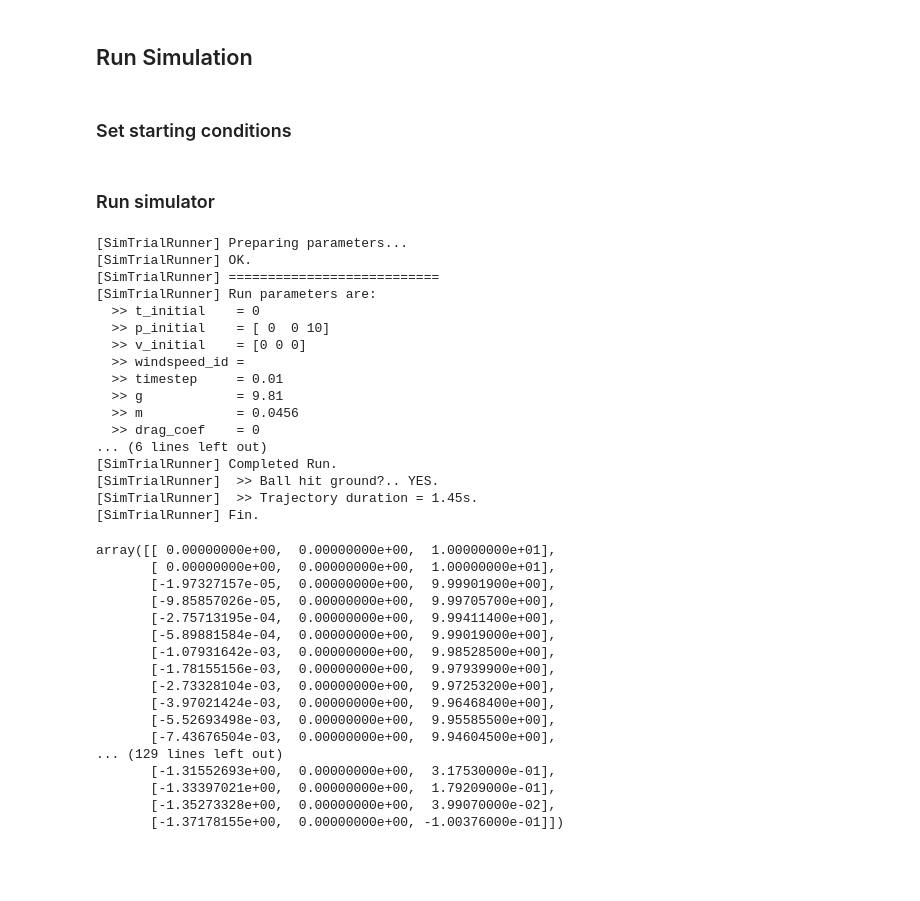
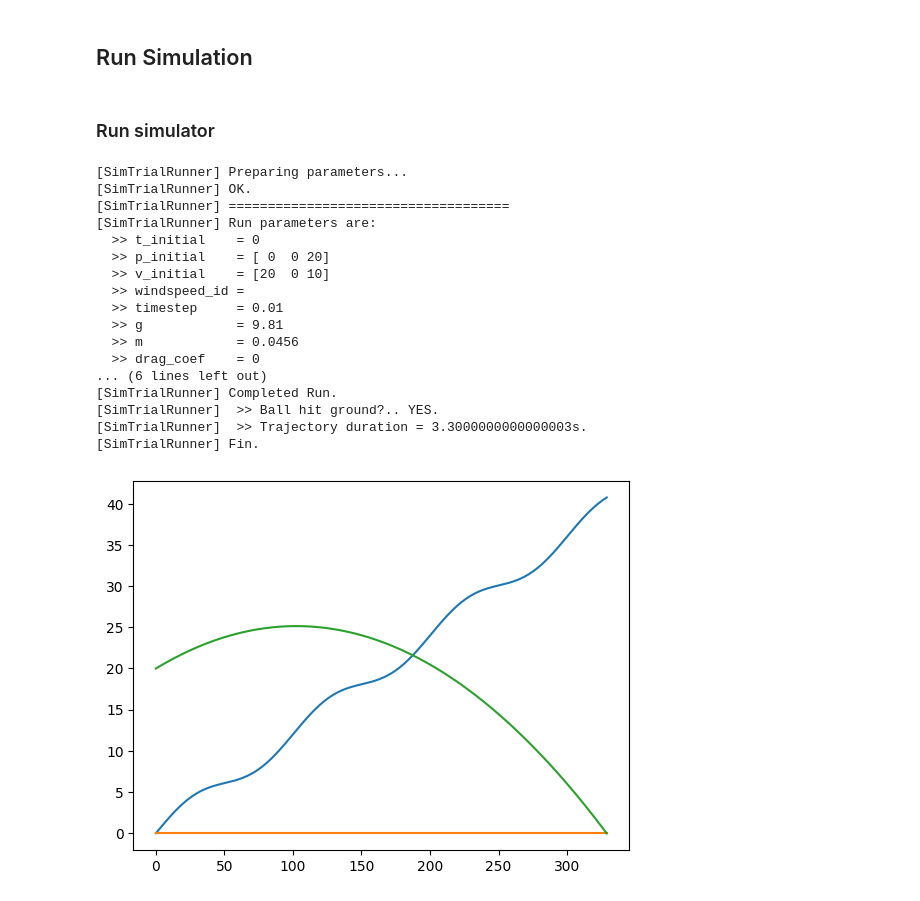
Before and after one commit to gnudrew/WindyGolfing, a Jupyter notebook: sandbox/simulator/Testing Simulator.ipynb, the cells around one changed output. Cells and saved outputs as stored; diff of their text form; code cells hidden in the pictures; blank space fills up the shorter version.

```diff
--- a/sandbox/simulator/Testing Simulator.ipynb
+++ b/sandbox/simulator/Testing Simulator.ipynb
@@ -55,5 +55,3 @@ array([[1.        , 0.        , 0.        ],
        [1.        , 0.        , 0.        ]])
 # %% [markdown]
 ## Run Simulation
-# %% [markdown]
-### Set starting conditions
@@ -66,40 +58,37 @@ timestep = timestep
 # %% [markdown]
 ### Run simulator
 # %%
+# Set initial conditions
+t_initial = 0
+p_initial = np.array([0,0,20])
+v_initial = np.array([20,0,10])
+arr_windspacetime = arr_wind_v
+timestep = timestep
+
+# run
 runner = SimTrialRunner(t_initial, p_initial, v_initial, arr_windspacetime, timestep)
 runner.run()
+
+# plot
+runner.plotx()
+runner.ploty()
+runner.plotz()
 # %% [output]
 [SimTrialRunner] Preparing parameters...
 [SimTrialRunner] OK.
-[SimTrialRunner] ===========================
+[SimTrialRunner] ====================================
 [SimTrialRunner] Run parameters are:
   >> t_initial    = 0
-  >> p_initial    = [ 0  0 10]
-  >> v_initial    = [0 0 0]
+  >> p_initial    = [ 0  0 20]
+  >> v_initial    = [20  0 10]
   >> windspeed_id =
   >> timestep     = 0.01
   >> g            = 9.81
   >> m            = 0.0456
   >> drag_coef    = 0
 ... (6 lines left out)
 [SimTrialRunner] Completed Run.
 [SimTrialRunner]  >> Ball hit ground?.. YES.
-[SimTrialRunner]  >> Trajectory duration = 1.45s.
+[SimTrialRunner]  >> Trajectory duration = 3.3000000000000003s.
 [SimTrialRunner] Fin.
-array([[ 0.00000000e+00,  0.00000000e+00,  1.00000000e+01],
-       [ 0.00000000e+00,  0.00000000e+00,  1.00000000e+01],
-       [-1.97327157e-05,  0.00000000e+00,  9.99901900e+00],
-       [-9.85857026e-05,  0.00000000e+00,  9.99705700e+00],
-       [-2.75713195e-04,  0.00000000e+00,  9.99411400e+00],
-       [-5.89881584e-04,  0.00000000e+00,  9.99019000e+00],
-       [-1.07931642e-03,  0.00000000e+00,  9.98528500e+00],
-       [-1.78155156e-03,  0.00000000e+00,  9.97939900e+00],
-       [-2.73328104e-03,  0.00000000e+00,  9.97253200e+00],
-       [-3.97021424e-03,  0.00000000e+00,  9.96468400e+00],
-       [-5.52693498e-03,  0.00000000e+00,  9.95585500e+00],
-       [-7.43676504e-03,  0.00000000e+00,  9.94604500e+00],
-... (129 lines left out)
-       [-1.31552693e+00,  0.00000000e+00,  3.17530000e-01],
-       [-1.33397021e+00,  0.00000000e+00,  1.79209000e-01],
-       [-1.35273328e+00,  0.00000000e+00,  3.99070000e-02],
-       [-1.37178155e+00,  0.00000000e+00, -1.00376000e-01]])
+[figure, added]
```
Also changed, not shown: parts of 3 cells of this notebook.
